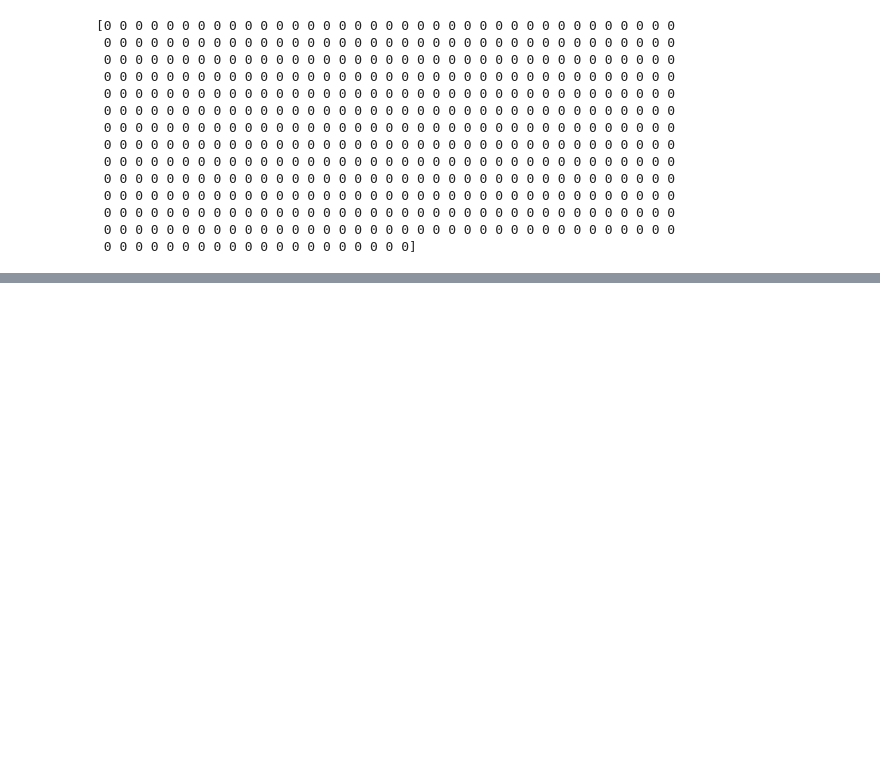
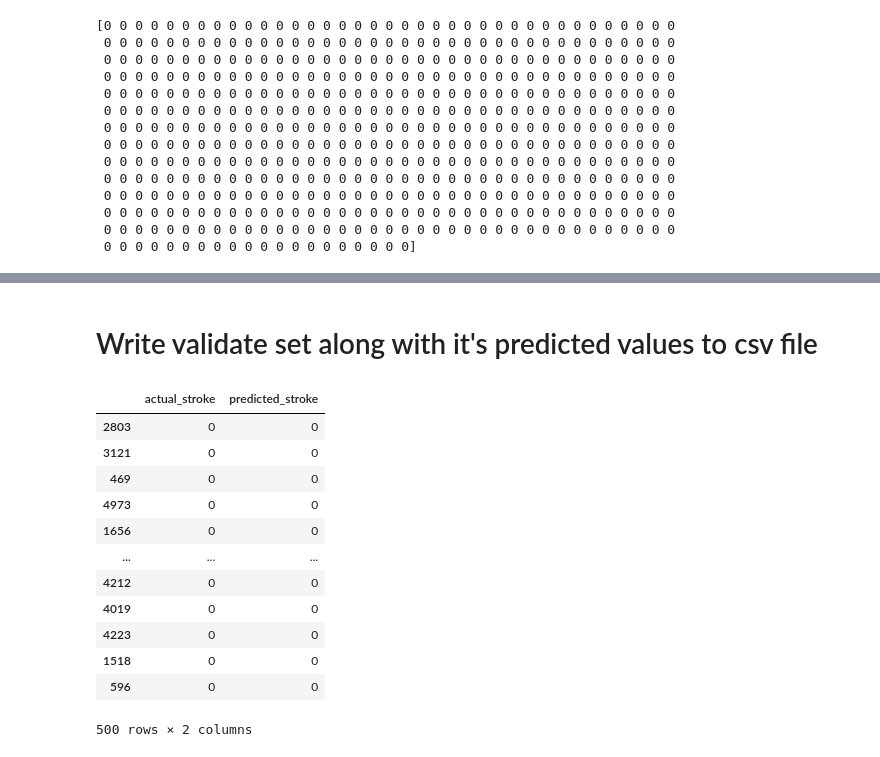
Before and after one commit to hemangi-kore-dax/Training, a Jupyter notebook: Data Science/Machine_Learning/Machine_Learning.ipynb, the cells around one changed output, grey strips where cells are left out. Cells and saved outputs as stored; diff of their text form; code cells hidden in the pictures; blank space fills up the shorter version.

```diff
--- a/Data Science/Machine_Learning/Machine_Learning.ipynb
+++ b/Data Science/Machine_Learning/Machine_Learning.ipynb
@@ -176,0 +230,22 @@ with open('logisticpkl', 'wb') as files:
+# %% [markdown]
+# Write validate set along with it's predicted values to csv file
+# %%
+final = pd.DataFrame(columns=['actual_stroke','predicted_stroke'])
+final.actual_stroke=y_valid
+final.predicted_stroke=y_val_pred
+# %%
+final
+# %% [output]
+|  | actual_stroke | predicted_stroke |
+| 2803 | 0 | 0 |
+| 3121 | 0 | 0 |
+| 469 | 0 | 0 |
+| 4973 | 0 | 0 |
+| 1656 | 0 | 0 |
+| ... | ... | ... |
+| 4212 | 0 | 0 |
+| 4019 | 0 | 0 |
+| 4223 | 0 | 0 |
+| 1518 | 0 | 0 |
+| 596 | 0 | 0 |
+500 rows × 2 columns
```
Also changed, not shown: parts of 20 cells of this notebook, 2 other files.
